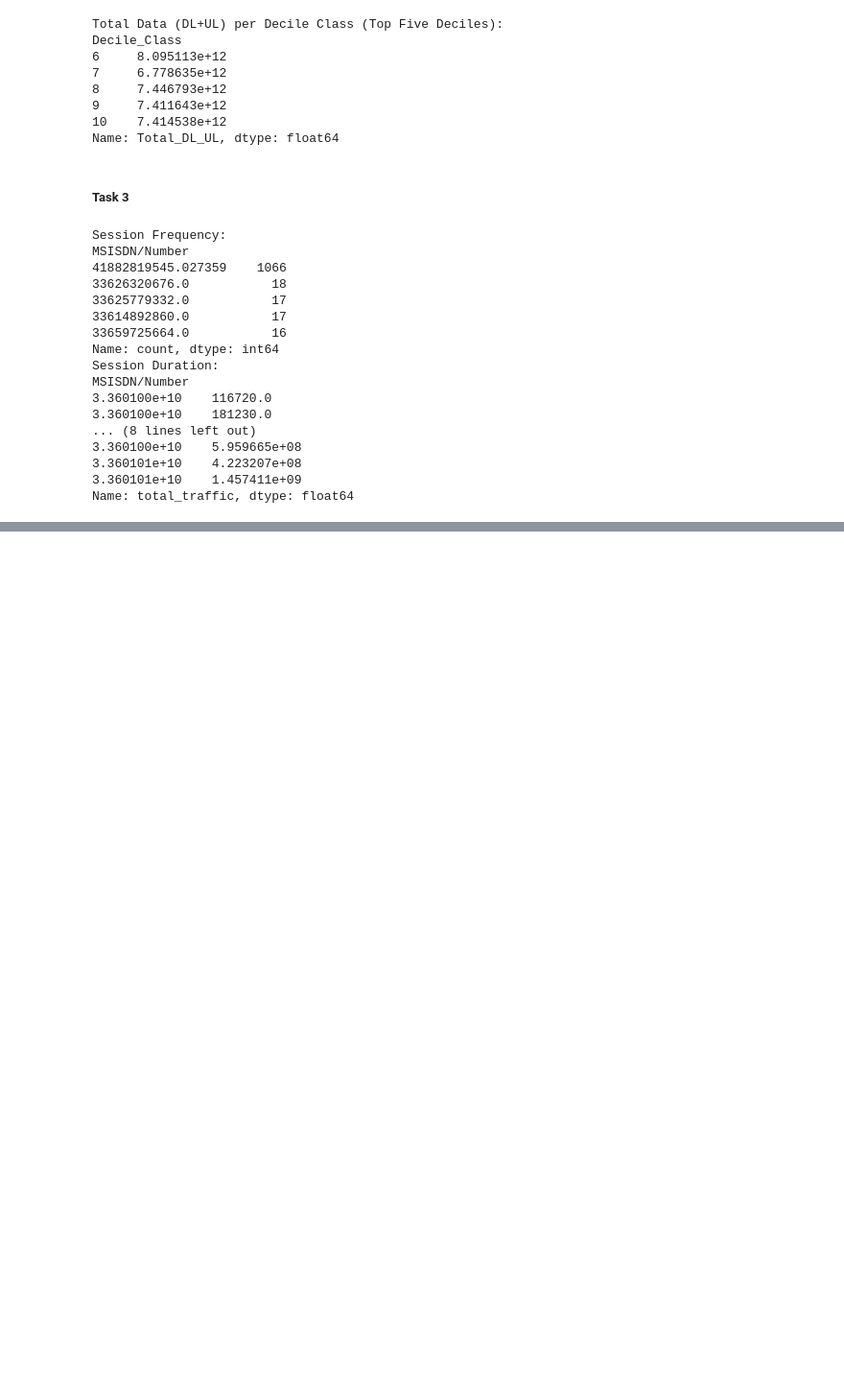
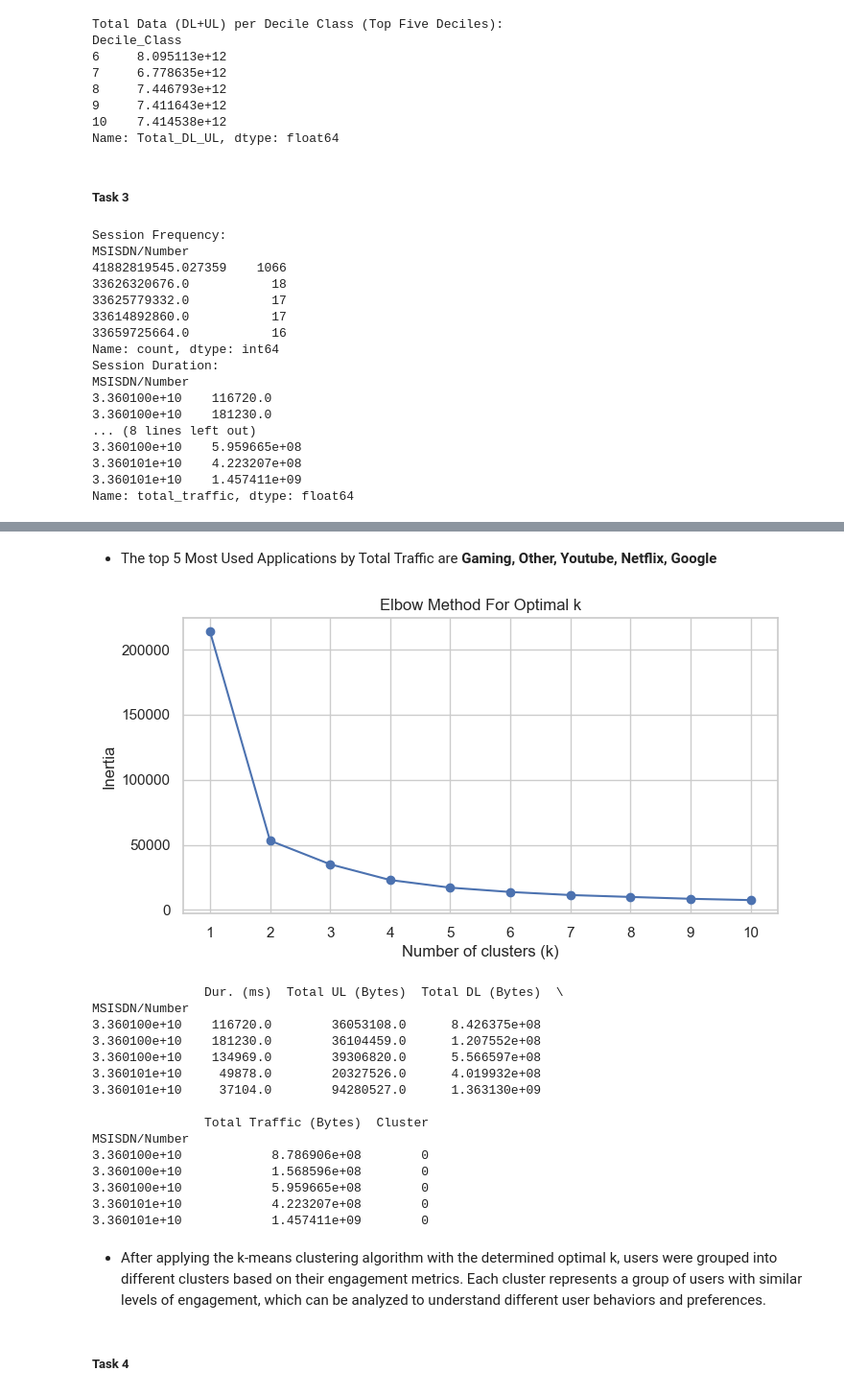
Before and after one commit to Joe-hyper/telco, a Jupyter notebook: notebook/telco_analysis.ipynb, the cells around one changed output, grey strips where cells are left out. Shown at 96% size. Cells and saved outputs as stored; diff of their text form; code cells hidden in the pictures; blank space fills up the shorter version.

```diff
--- a/notebook/telco_analysis.ipynb
+++ b/notebook/telco_analysis.ipynb
@@ -1045,0 +1225,52 @@ plt.show()
+# %% [markdown]
+- The top 5 Most Used Applications by Total Traffic are **Gaming, Other, Youtube, Netflix, Google**
+# %%
+# Using the elbow method to find the optimal k
+inertia = []
+k_range = range(1, 11)
+for k in k_range:
+    kmeans = KMeans(n_clusters=k, random_state=0)
+    kmeans.fit(engagement_metrics_scaled)
+    inertia.append(kmeans.inertia_)
+
+# Plotting the elbow curve
+plt.figure(figsize=(8, 4))
+plt.plot(k_range, inertia, marker='o')
+plt.title('Elbow Method For Optimal k')
+plt.xlabel('Number of clusters (k)')
+plt.ylabel('Inertia')
+plt.xticks(k_range)
+plt.grid(True)
+plt.show()
+
+# Selecting the optimal k (example, usually where the elbow is)
+optimal_k = 2
+
+# Clustering with the optimal k
+kmeans_optimal = KMeans(n_clusters=optimal_k, random_state=0)
+clusters = kmeans_optimal.fit_predict(engagement_metrics_scaled)
+engagement_metrics['Cluster'] = clusters
+
+# Displaying the first few rows of the DataFrame with clusters
+print(engagement_metrics.head())
+# %% [output]
+[figure, added]
+               Dur. (ms)  Total UL (Bytes)  Total DL (Bytes)  \
+MSISDN/Number
+3.360100e+10    116720.0        36053108.0      8.426375e+08
+3.360100e+10    181230.0        36104459.0      1.207552e+08
+3.360100e+10    134969.0        39306820.0      5.566597e+08
+3.360101e+10     49878.0        20327526.0      4.019932e+08
+3.360101e+10     37104.0        94280527.0      1.363130e+09
+
+               Total Traffic (Bytes)  Cluster
+MSISDN/Number
+3.360100e+10            8.786906e+08        0
+3.360100e+10            1.568596e+08        0
+3.360100e+10            5.959665e+08        0
+3.360101e+10            4.223207e+08        0
+3.360101e+10            1.457411e+09        0
+# %% [markdown]
+- After applying the k-means clustering algorithm with the determined optimal k, users were grouped into different clusters based on their engagement metrics. Each cluster represents a group of users with similar levels of engagement, which can be analyzed to understand different user behaviors and preferences.
+# %% [markdown]
+##### Task 4
```
Also changed, not shown: parts of 35 cells of this notebook, 14 other files.
